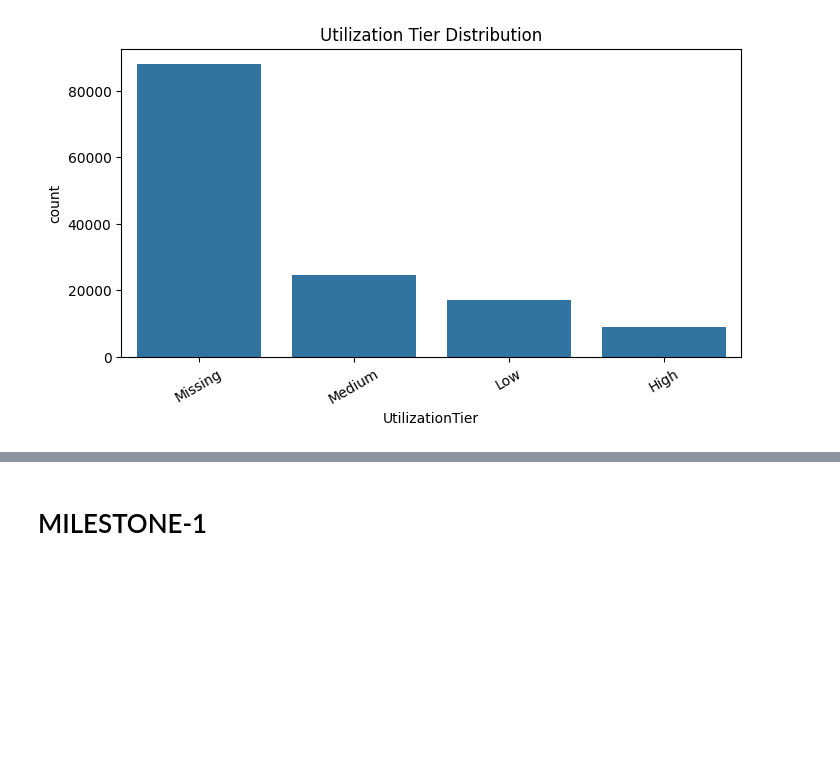
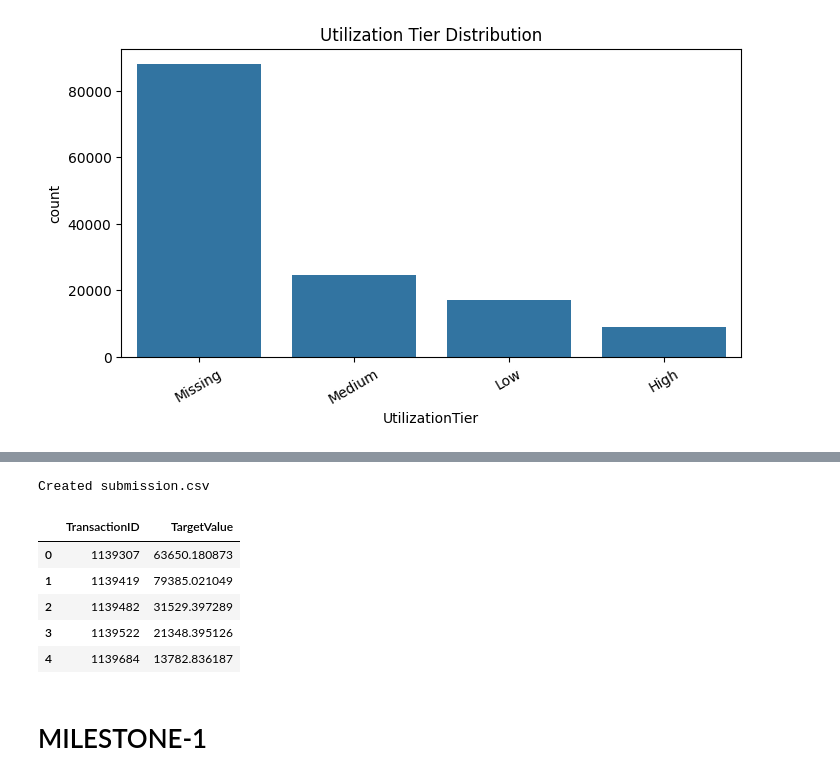
Before and after one commit to Karvy-Singh/Machine-Learning-Project-IITM-Diploma, a Jupyter notebook: main.ipynb, the cells around one changed output, grey strips where cells are left out. Cells and saved outputs as stored; diff of their text form; code cells hidden in the pictures; blank space fills up the shorter version.

```diff
--- a/main.ipynb
+++ b/main.ipynb
@@ -551,6 +598,10 @@ def make_lgb_categories(
 # %%
 train_fe = add_basic_features(train)
 test_fe = add_basic_features(test)
+
+for frame in (train_fe, test_fe):
+    frame["AssetIDNumeric"] = frame["AssetID"]
+    frame["AssetID"] = safe_str(frame["AssetID"])
 
 train_fe, test_fe = add_frequency_features(
     train_fe,
@@ -562,24 +613,27 @@ test_ids = test_fe[ID_COLUMN].copy()
 
 columns_to_drop = [
     TARGET,
-    ID_COLUMN,
-    "AssetID",
     "TransactionDate"
 ]
 
-X_base = train_fe.drop(
+X_expanded_base = train_fe.drop(
     columns=columns_to_drop,
     errors="ignore"
 )
 
-X_test_base = test_fe.drop(
+X_test_expanded_base = test_fe.drop(
     columns=[
-        ID_COLUMN,
-        "AssetID",
         "TransactionDate"
     ],
     errors="ignore"
 )
+
+expanded_frequency_cols = [f"{col}_Frequency" for col in freq_cols if col in expanded_feature_cols]
+expanded_model_cols = expanded_feature_cols + expanded_frequency_cols
+X_base = X_expanded_base.drop(columns=expanded_model_cols, errors="ignore")
+X_test_base = X_test_expanded_base.drop(columns=expanded_model_cols, errors="ignore")
+X_expanded_only = X_expanded_base.drop(columns=X_base.columns, errors="ignore")
+X_test_expanded_only = X_test_expanded_base.drop(columns=X_test_base.columns, errors="ignore")
 
 y_true = train[TARGET]
 y_log = np.log1p(y_true)
@@ -1425,14 +1659,22 @@ Created submission.csv
 # %%
-# submission[ID_COLUMN] = test_ids
-# submission[TARGET] = test_predictions
+submission[ID_COLUMN] = test_ids
+submission[TARGET] = test_predictions
 
-# submission.to_csv(
-#     "submission.csv",
-#     index=False
-# )
+submission.to_csv(
+    "submission.csv",
+    index=False
+)
 
-# print("Created submission.csv")
-# display(submission.head())
+print("Created submission.csv")
+display(submission.head())
+# %% [output]
+Created submission.csv
+|  | TransactionID | TargetValue |
+| 0 | 1139307 | 63650.180873 |
+| 1 | 1139419 | 79385.021049 |
+| 2 | 1139482 | 31529.397289 |
+| 3 | 1139522 | 21348.395126 |
+| 4 | 1139684 | 13782.836187 |
 # %% [markdown]
 # MILESTONE-1
 # %%
```
Also changed, not shown: parts of 10 cells of this notebook.
